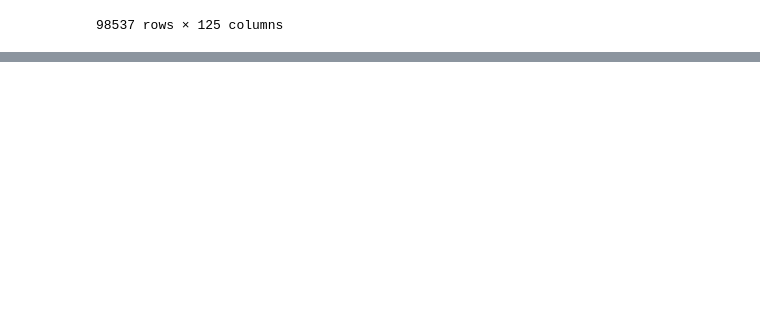
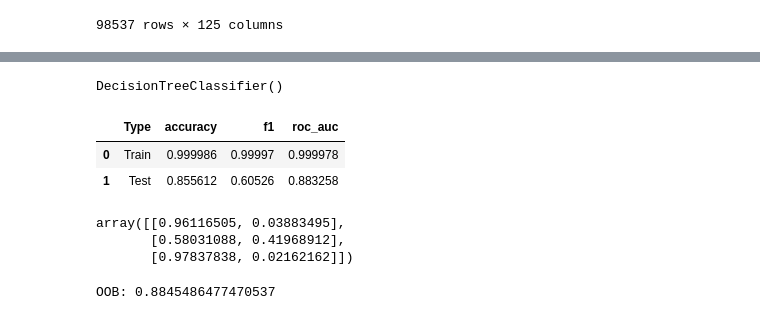
Before and after one commit to Grashch/Data-science, a Jupyter notebook: Weather_Forest.ipynb, the cells around one changed output, grey strips where cells are left out. Saved outputs shown, nothing was run; the diff lists cells and outputs as text; code cells hidden in the pictures; blank space fills up the shorter version.

```diff
--- a/Weather_Forest.ipynb
+++ b/Weather_Forest.ipynb
@@ -125,0 +118,11 @@ dtype: int64
+# %%
+features = feature_n + feature_c_ohe
+features
+X = data[features]
+y = data['RainTomorrow']
+
+X_train, X_test, y_train, y_test = train_test_split(X, y, random_state=24, stratify=y)
+# %%
+%%time
+forest = RandomForestClassifier(n_estimators=500, n_jobs=4, oob_score=True)
+forest.fit(X_train, y_train)
@@ -125,0 +133,34 @@ dtype: int64
+# %%
+forest.estimator_
+# %% [output]
+DecisionTreeClassifier()
+# %%
+def get_metrics(forest):
+  result = []
+  y_pred = forest.predict_proba(X_train)
+  accuracy = accuracy_score(y_train, y_pred.argmax(axis=1))
+  f1 = f1_score(y_train, y_pred.argmax(axis=1))
+  roc_auc = roc_auc_score(y_train, y_pred[:,1])
+  result.append(['Train', accuracy, f1, roc_auc])
+  y_pred = forest.predict_proba(X_test)
+  accuracy = accuracy_score(y_test, y_pred.argmax(axis=1))
+  f1 = f1_score(y_test, y_pred.argmax(axis=1))
+  roc_auc = roc_auc_score(y_test, y_pred[:,1])
+  result.append(['Test', accuracy, f1, roc_auc])
+  return pd.DataFrame(columns=['Type', 'accuracy', 'f1', 'roc_auc'], data=result)
+# %%
+get_metrics(forest)
+# %% [output]
+|  | Type | accuracy | f1 | roc_auc |
+| 0 | Train | 0.999986 | 0.99997 | 0.999978 |
+| 1 | Test | 0.855612 | 0.60526 | 0.883258 |
+# %%
+forest.oob_decision_function_[:3,:]
+# %% [output]
+array([[0.96116505, 0.03883495],
+       [0.58031088, 0.41968912],
+       [0.97837838, 0.02162162]])
+# %%
+print(f'OOB: {roc_auc_score(y_train, forest.oob_decision_function_[:,1])}')
+# %% [output]
+OOB: 0.8845486477470537
```
Also changed, not shown: parts of 2 cells of this notebook.
